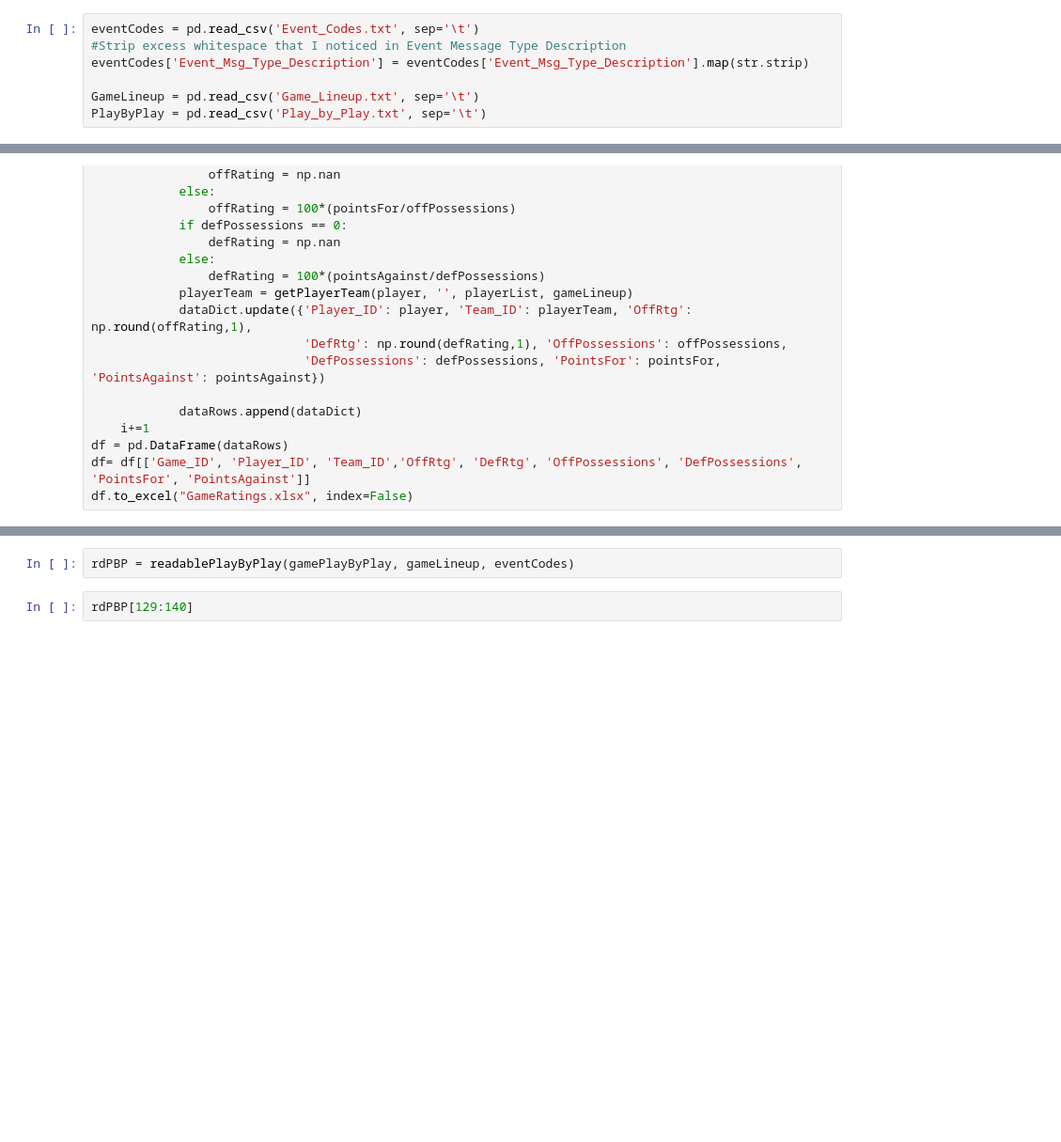
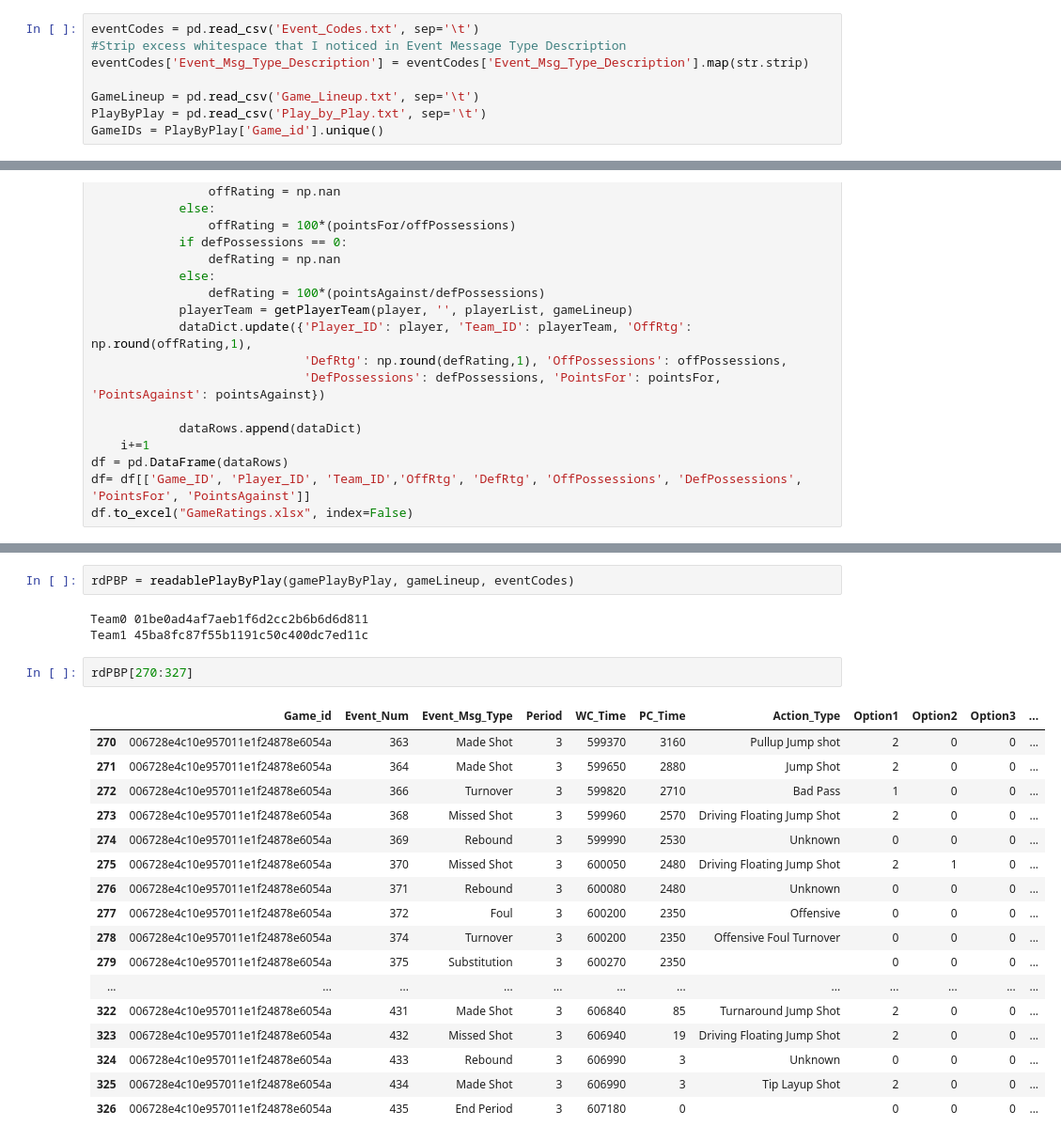
Before and after one commit to wpouse/NBA, a Jupyter notebook: Hackathon Prompt/NBARatingsScrubbed.ipynb, the cells around one changed output, grey strips where cells are left out. Shown at 94% size. Cells and saved outputs as stored; diff of their text form; blank space fills up the shorter version.

```diff
--- a/Hackathon Prompt/NBARatingsScrubbed.ipynb
+++ b/Hackathon Prompt/NBARatingsScrubbed.ipynb
@@ -8,6 +8,7 @@ eventCodes['Event_Msg_Type_Description'] = eventCodes['Event_Msg_Type_Descriptio
 
 GameLineup = pd.read_csv('Game_Lineup.txt', sep='\t')
 PlayByPlay = pd.read_csv('Play_by_Play.txt', sep='\t')
+GameIDs = PlayByPlay['Game_id'].unique()
 # %%
 def sortedPlayByPlay(PlayByPlay):
     """Returns PlayByPlay with nested sorted given by hackathon pdf file.
@@ -774,4 +809,25 @@ gameDict
 # %%
 rdPBP = readablePlayByPlay(gamePlayByPlay, gameLineup, eventCodes)
+# %% [output]
+Team0 01be0ad4af7aeb1f6d2cc2b6b6d6d811
+Team1 45ba8fc87f55b1191c50c400dc7ed11c
-# %%
-rdPBP[129:140]
+# %%
+rdPBP[270:327]
+# %% [output]
+|  | Game_id | Event_Num | Event_Msg_Type | Period | WC_Time | PC_Time | Action_Type | Option1 | Option2 | Option3 | ... |
+| 270 | 006728e4c10e957011e1f24878e6054a | 363 | Made Shot | 3 | 599370 | 3160 | Pullup Jump shot | 2 | 0 | 0 | ... |
+| 271 | 006728e4c10e957011e1f24878e6054a | 364 | Made Shot | 3 | 599650 | 2880 | Jump Shot | 2 | 0 | 0 | ... |
+| 272 | 006728e4c10e957011e1f24878e6054a | 366 | Turnover | 3 | 599820 | 2710 | Bad Pass | 1 | 0 | 0 | ... |
+| 273 | 006728e4c10e957011e1f24878e6054a | 368 | Missed Shot | 3 | 599960 | 2570 | Driving Floating Jump Shot | 2 | 0 | 0 | ... |
+| 274 | 006728e4c10e957011e1f24878e6054a | 369 | Rebound | 3 | 599990 | 2530 | Unknown | 0 | 0 | 0 | ... |
+| 275 | 006728e4c10e957011e1f24878e6054a | 370 | Missed Shot | 3 | 600050 | 2480 | Driving Floating Jump Shot | 2 | 1 | 0 | ... |
+| 276 | 006728e4c10e957011e1f24878e6054a | 371 | Rebound | 3 | 600080 | 2480 | Unknown | 0 | 0 | 0 | ... |
+| 277 | 006728e4c10e957011e1f24878e6054a | 372 | Foul | 3 | 600200 | 2350 | Offensive | 0 | 0 | 0 | ... |
+| 278 | 006728e4c10e957011e1f24878e6054a | 374 | Turnover | 3 | 600200 | 2350 | Offensive Foul Turnover | 0 | 0 | 0 | ... |
+| 279 | 006728e4c10e957011e1f24878e6054a | 375 | Substitution | 3 | 600270 | 2350 |  | 0 | 0 | 0 | ... |
+| ... | ... | ... | ... | ... | ... | ... | ... | ... | ... | ... | ... |
+| 322 | 006728e4c10e957011e1f24878e6054a | 431 | Made Shot | 3 | 606840 | 85 | Turnaround Jump Shot | 2 | 0 | 0 | ... |
+| 323 | 006728e4c10e957011e1f24878e6054a | 432 | Missed Shot | 3 | 606940 | 19 | Driving Floating Jump Shot | 2 | 0 | 0 | ... |
+| 324 | 006728e4c10e957011e1f24878e6054a | 433 | Rebound | 3 | 606990 | 3 | Unknown | 0 | 0 | 0 | ... |
+| 325 | 006728e4c10e957011e1f24878e6054a | 434 | Made Shot | 3 | 606990 | 3 | Tip Layup Shot | 2 | 0 | 0 | ... |
+| 326 | 006728e4c10e957011e1f24878e6054a | 435 | End Period | 3 | 607180 | 0 |  | 0 | 0 | 0 | ... |
```
Also changed, not shown: parts of 3 cells of this notebook, 1 other file.
